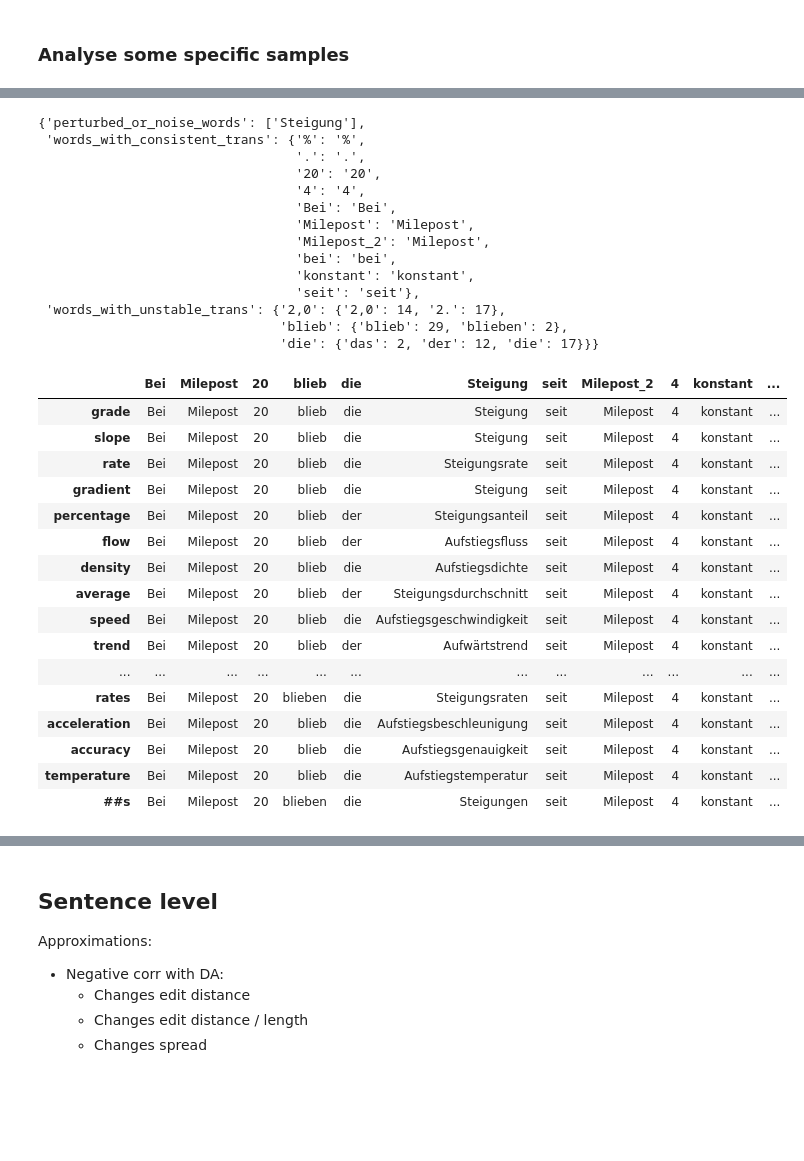
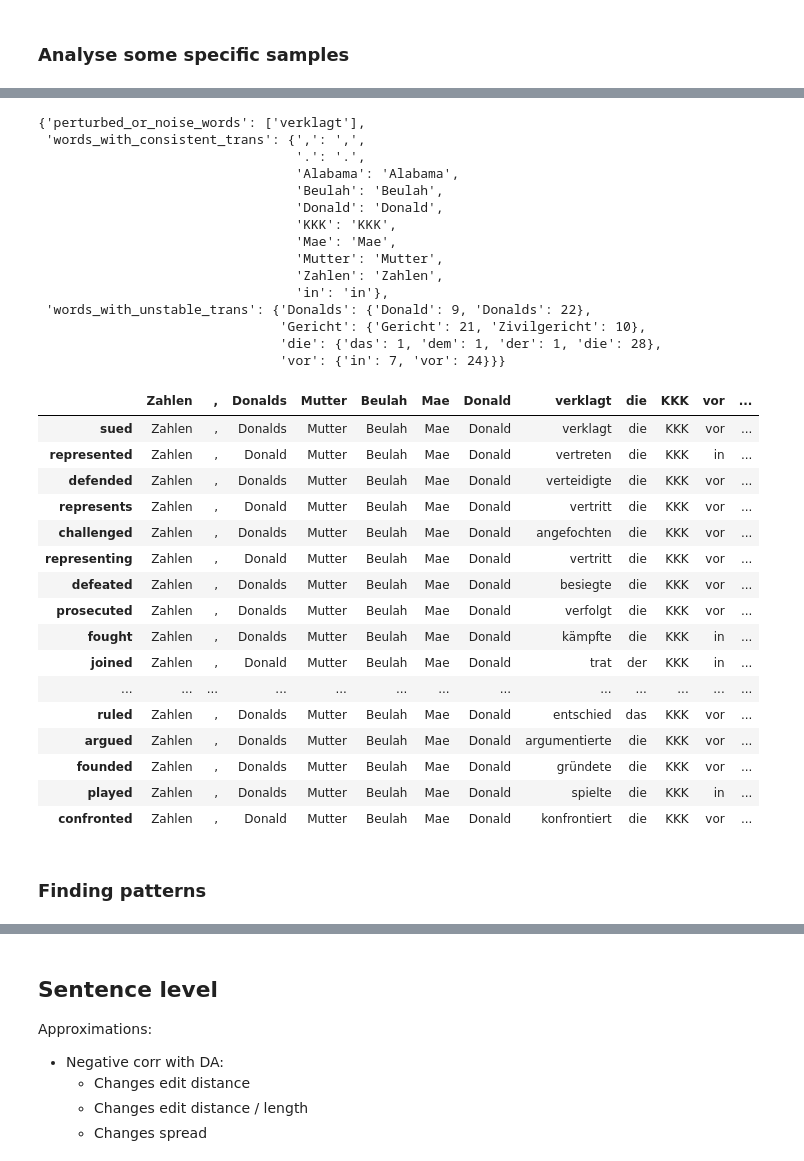
Before and after one commit to TuAnh23/Perturbation-basedQE, a Jupyter notebook: notebooks/Quality estimation.ipynb, the cells around one changed output, grey strips where cells are left out. Drawn from its saved outputs; the diff is of its cells as text; code cells hidden in the pictures; blank space fills up the shorter version.

```diff
--- a/notebooks/Quality estimation.ipynb
+++ b/notebooks/Quality estimation.ipynb
@@ -131,10 +131,11 @@ task = 'trans_word_level_eval'
 perturbed_trans_df_path = f'../analyse_output/{dataset}_{src_lang}2{tgt_lang}_MultiplePerSentence_content/analyse_{dataset}_{src_lang}2{tgt_lang}_MultiplePerSentence_content.pkl'
 original_translation_output_dir = f'../output/{dataset}_{src_lang}2{tgt_lang}/original'
 
-perturb_based_pred = nr_effecting_src_words_eval(perturbed_trans_df_path, task=task,
+perturb_based_pred, perturb_based_details = nr_effecting_src_words_eval(perturbed_trans_df_path, task=task,
                                                  effecting_words_threshold=effecting_words_threshold,
                                                  consistence_trans_portion_threshold=consistence_trans_portion_threshold,
-                                                 uniques_portion_for_noiseORperturbed_threshold=uniques_portion_for_noiseORperturbed_threshold)
+                                                 uniques_portion_for_noiseORperturbed_threshold=uniques_portion_for_noiseORperturbed_threshold,
+                                                 return_details=True)
 nmt_prob_based_pred = nmt_log_prob_eval(dataset, data_root_path, src_lang, tgt_lang, nmt_log_prob_threshold, perturbed_trans_df_path, task,
                                         original_translation_output_dir)
 gold_labels = load_gold_labels(dataset, data_root_path, src_lang, tgt_lang, task)
@@ -231,7 +232,7 @@ Percentage of unknown labels: 0.0
 # %%
 perturbed_trans_df = pd.read_pickle(perturbed_trans_df_path)
 # %%
-stop = 4
+stop = 1
 count = 0
 for sentence_idx in range(len(gold_labels)):
     sentence_df = perturbed_trans_df[perturbed_trans_df['SRC_original_idx'] == sentence_idx]
@@ -248,8 +249,11 @@ for sentence_idx in range(len(gold_labels)):
 #     # BAD words correctly predicted by perturb_based_pred
 #     bad_word_indices = np.nonzero(np.logical_and(my_pred=='BAD', gold=='BAD'))
 
-    # OK words predicted by perturb_based_pred as BAD
-    bad_word_indices = np.nonzero(np.logical_and(my_pred=='BAD', gold=='OK'))
+#     # OK words predicted by perturb_based_pred as BAD
+#     bad_word_indices = np.nonzero(np.logical_and(my_pred=='BAD', gold=='OK'))
+
+    # BAD words predicted by perturb_based_pred as OK
+    bad_word_indices = np.nonzero(np.logical_and(my_pred=='OK', gold=='BAD'))
 
 
     # # BAD words correctly predicted by perturb_based_pred, but not by nmt_prob_based_pred
@@ -316,52 +324,55 @@ BAD word: blieb
 # %%
-original_word = 'grade'
+original_word = 'sued'
 
 
 groups_by_perturbed_word = sentence_df.groupby("SRC_masked_index", as_index=False)
 original_words = [group_by_perturbed_word.iloc[0]['original_word']
                   for _, group_by_perturbed_word in groups_by_perturbed_word]
 groups_by_perturbed_word = [group_by_perturbed_word for _, group_by_perturbed_word in groups_by_perturbed_word]
 original_words = list(uniquify(original_words))
 
 
 sentence_single_perturbed_word_df = groups_by_perturbed_word[original_words.index(original_word)]
 
 
 pprint.pprint(analyse_single_sentence_single_perturbed_word(
     sentence_single_perturbed_word_df, align_type=align_type,
     consistence_trans_portion_threshold=consistence_trans_portion_threshold,
     uniques_portion_for_noiseORperturbed_threshold=uniques_portion_for_noiseORperturbed_threshold
 ))
 align_translations(sentence_single_perturbed_word_df, align_type=align_type)
 # %% [output]
-{'perturbed_or_noise_words': ['Steigung'],
- 'words_with_consistent_trans': {'%': '%',
+{'perturbed_or_noise_words': ['verklagt'],
+ 'words_with_consistent_trans': {',': ',',
                                  '.': '.',
-                                 '20': '20',
-                                 '4': '4',
-                                 'Bei': 'Bei',
-                                 'Milepost': 'Milepost',
-                                 'Milepost_2': 'Milepost',
-                                 'bei': 'bei',
-                                 'konstant': 'konstant',
-                                 'seit': 'seit'},
- 'words_with_unstable_trans': {'2,0': {'2,0': 14, '2.': 17},
-                               'blieb': {'blieb': 29, 'blieben': 2},
-                               'die': {'das': 2, 'der': 12, 'die': 17}}}
+                                 'Alabama': 'Alabama',
+                                 'Beulah': 'Beulah',
+                                 'Donald': 'Donald',
+                                 'KKK': 'KKK',
+                                 'Mae': 'Mae',
+                                 'Mutter': 'Mutter',
+                                 'Zahlen': 'Zahlen',
+                                 'in': 'in'},
+ 'words_with_unstable_trans': {'Donalds': {'Donald': 9, 'Donalds': 22},
+                               'Gericht': {'Gericht': 21, 'Zivilgericht': 10},
+                               'die': {'das': 1, 'dem': 1, 'der': 1, 'die': 28},
+                               'vor': {'in': 7, 'vor': 24}}}
-|  | Bei | Milepost | 20 | blieb | die | Steigung | seit | Milepost_2 | 4 | konstant | ... |
-| grade | Bei | Milepost | 20 | blieb | die | Steigung | seit | Milepost | 4 | konstant | ... |
-| slope | Bei | Milepost | 20 | blieb | die | Steigung | seit | Milepost | 4 | konstant | ... |
-| rate | Bei | Milepost | 20 | blieb | die | Steigungsrate | seit | Milepost | 4 | konstant | ... |
-| gradient | Bei | Milepost | 20 | blieb | die | Steigung | seit | Milepost | 4 | konstant | ... |
-| percentage | Bei | Milepost | 20 | blieb | der | Steigungsanteil | seit | Milepost | 4 | konstant | ... |
-| flow | Bei | Milepost | 20 | blieb | der | Aufstiegsfluss | seit | Milepost | 4 | konstant | ... |
-| density | Bei | Milepost | 20 | blieb | die | Aufstiegsdichte | seit | Milepost | 4 | konstant | ... |
-| average | Bei | Milepost | 20 | blieb | der | Steigungsdurchschnitt | seit | Milepost | 4 | konstant | ... |
-| speed | Bei | Milepost | 20 | blieb | die | Aufstiegsgeschwindigkeit | seit | Milepost | 4 | konstant | ... |
-| trend | Bei | Milepost | 20 | blieb | der | Aufwärtstrend | seit | Milepost | 4 | konstant | ... |
-| ... | ... | ... | ... | ... | ... | ... | ... | ... | ... | ... | ... |
-| rates | Bei | Milepost | 20 | blieben | die | Steigungsraten | seit | Milepost | 4 | konstant | ... |
-| acceleration | Bei | Milepost | 20 | blieb | die | Aufstiegsbeschleunigung | seit | Milepost | 4 | konstant | ... |
-| accuracy | Bei | Milepost | 20 | blieb | die | Aufstiegsgenauigkeit | seit | Milepost | 4 | konstant | ... |
-| temperature | Bei | Milepost | 20 | blieb | die | Aufstiegstemperatur | seit | Milepost | 4 | konstant | ... |
-| ##s | Bei | Milepost | 20 | blieben | die | Steigungen | seit | Milepost | 4 | konstant | ... |
+|  | Zahlen | , | Donalds | Mutter | Beulah | Mae | Donald | verklagt | die | KKK | vor | ... |
+| sued | Zahlen | , | Donalds | Mutter | Beulah | Mae | Donald | verklagt | die | KKK | vor | ... |
+| represented | Zahlen | , | Donald | Mutter | Beulah | Mae | Donald | vertreten | die | KKK | in | ... |
+| defended | Zahlen | , | Donalds | Mutter | Beulah | Mae | Donald | verteidigte | die | KKK | vor | ... |
+| represents | Zahlen | , | Donald | Mutter | Beulah | Mae | Donald | vertritt | die | KKK | vor | ... |
+| challenged | Zahlen | , | Donalds | Mutter | Beulah | Mae | Donald | angefochten | die | KKK | vor | ... |
+| representing | Zahlen | , | Donald | Mutter | Beulah | Mae | Donald | vertritt | die | KKK | vor | ... |
+| defeated | Zahlen | , | Donalds | Mutter | Beulah | Mae | Donald | besiegte | die | KKK | vor | ... |
+| prosecuted | Zahlen | , | Donalds | Mutter | Beulah | Mae | Donald | verfolgt | die | KKK | vor | ... |
+| fought | Zahlen | , | Donalds | Mutter | Beulah | Mae | Donald | kämpfte | die | KKK | in | ... |
+| joined | Zahlen | , | Donald | Mutter | Beulah | Mae | Donald | trat | der | KKK | in | ... |
+| ... | ... | ... | ... | ... | ... | ... | ... | ... | ... | ... | ... | ... |
+| ruled | Zahlen | , | Donalds | Mutter | Beulah | Mae | Donald | entschied | das | KKK | vor | ... |
+| argued | Zahlen | , | Donalds | Mutter | Beulah | Mae | Donald | argumentierte | die | KKK | vor | ... |
+| founded | Zahlen | , | Donalds | Mutter | Beulah | Mae | Donald | gründete | die | KKK | vor | ... |
+| played | Zahlen | , | Donalds | Mutter | Beulah | Mae | Donald | spielte | die | KKK | in | ... |
+| confronted | Zahlen | , | Donald | Mutter | Beulah | Mae | Donald | konfrontiert | die | KKK | vor | ... |
+# %% [markdown]
+### Finding patterns
```
Also changed, not shown: parts of 9 cells of this notebook, 2 other files.
